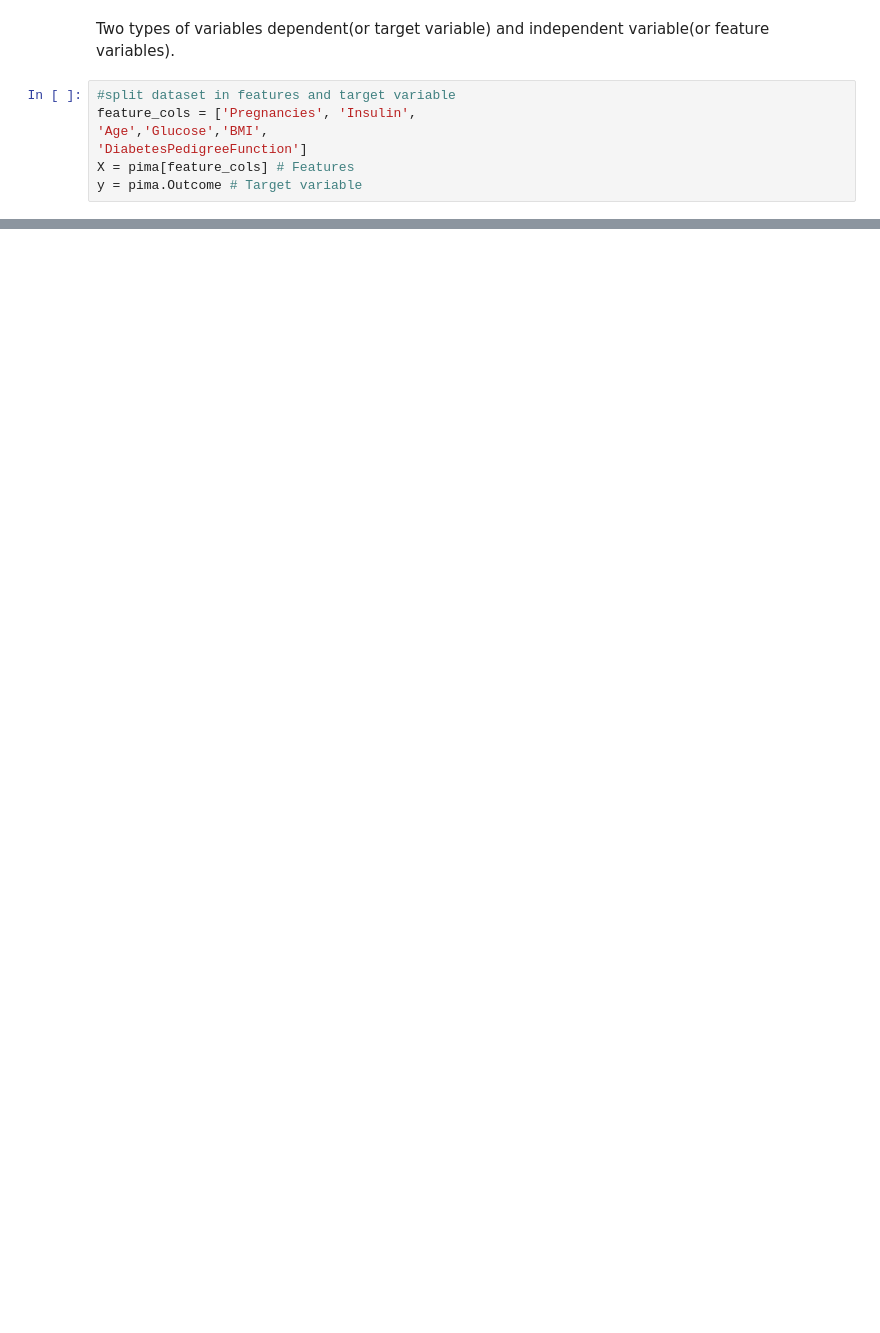
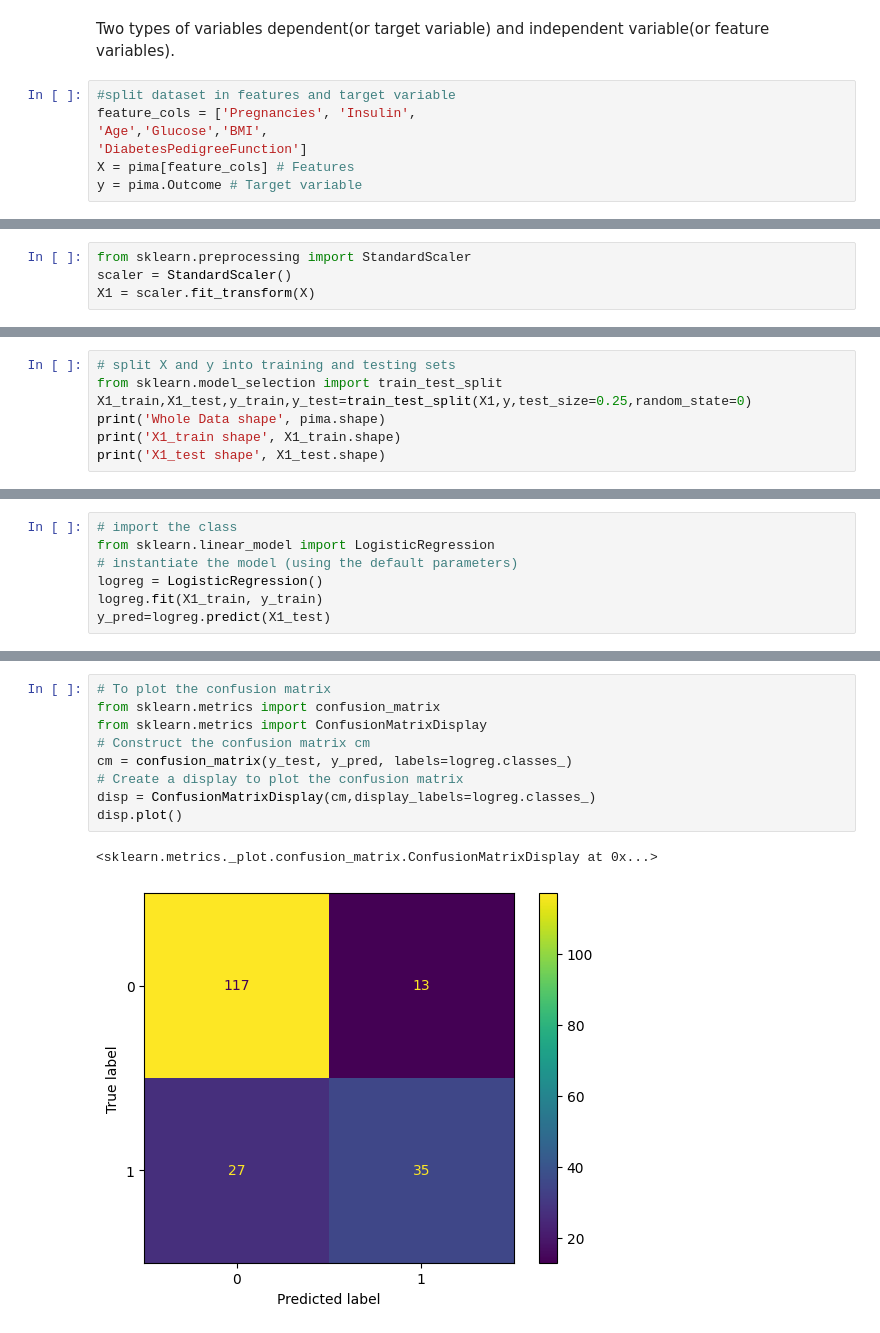
Before and after one commit to DulainNimthakaJayasumana/AI_Calander, a Jupyter notebook: EvaluateModelWeek2.ipynb, the cells around one changed output, grey strips where cells are left out. Drawn from its saved outputs; the diff is of its cells as text; blank space fills up the shorter version.

```diff
--- a/EvaluateModelWeek2.ipynb
+++ b/EvaluateModelWeek2.ipynb
@@ -145,0 +151,4 @@ y = pima.Outcome # Target variable
+# %%
+from sklearn.preprocessing import StandardScaler
+scaler = StandardScaler()
+X1 = scaler.fit_transform(X)
@@ -145,0 +157,7 @@ y = pima.Outcome # Target variable
+# %%
+# split X and y into training and testing sets
+from sklearn.model_selection import train_test_split
+X1_train,X1_test,y_train,y_test=train_test_split(X1,y,test_size=0.25,random_state=0)
+print('Whole Data shape', pima.shape)
+print('X1_train shape', X1_train.shape)
+print('X1_test shape', X1_test.shape)
@@ -145,0 +176,7 @@ y = pima.Outcome # Target variable
+# %%
+# import the class
+from sklearn.linear_model import LogisticRegression
+# instantiate the model (using the default parameters)
+logreg = LogisticRegression()
+logreg.fit(X1_train, y_train)
+y_pred=logreg.predict(X1_test)
@@ -145,0 +240,12 @@ y = pima.Outcome # Target variable
+# %%
+# To plot the confusion matrix
+from sklearn.metrics import confusion_matrix
+from sklearn.metrics import ConfusionMatrixDisplay
+# Construct the confusion matrix cm
+cm = confusion_matrix(y_test, y_pred, labels=logreg.classes_)
+# Create a display to plot the confusion matrix
+disp = ConfusionMatrixDisplay(cm,display_labels=logreg.classes_)
+disp.plot()
+# %% [output]
+<sklearn.metrics._plot.confusion_matrix.ConfusionMatrixDisplay at 0x...>
+[figure, added]
```
Also changed, not shown: parts of 22 cells of this notebook.
